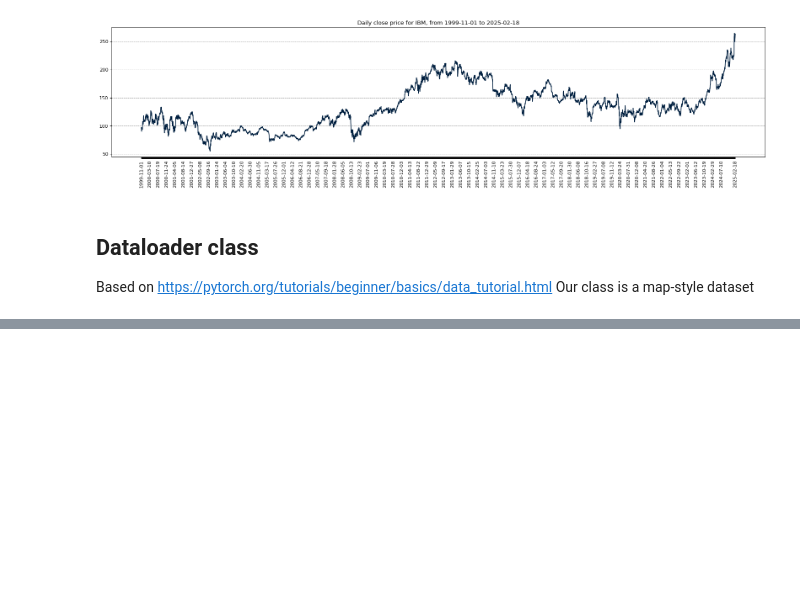
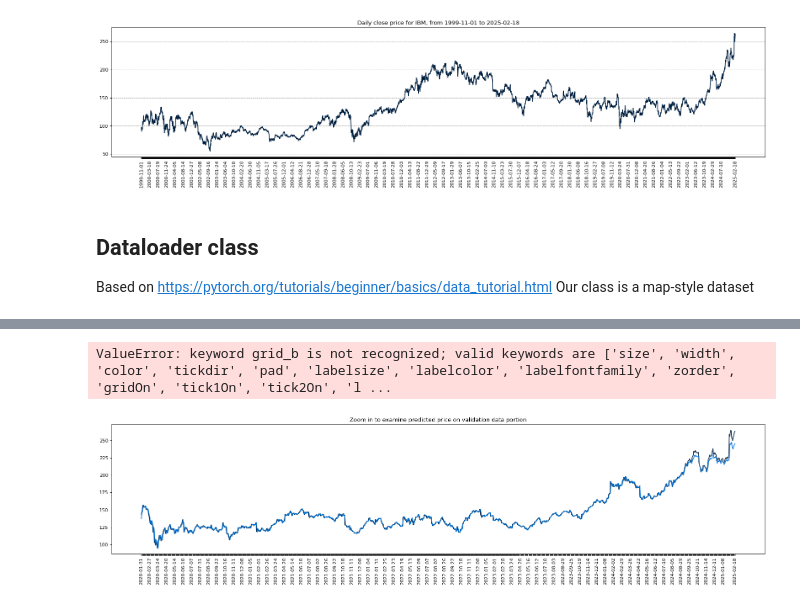
Before and after one commit to Daiyan-Zubaier/Stock-Price-Predictor, a Jupyter notebook: Stock_Predictor_Daiyan_&_Rajit.ipynb, the cells around one changed output, grey strips where cells are left out. Cells and saved outputs as stored; diff of their text form; code cells hidden in the pictures; blank space fills up the shorter version.

```diff
--- a/Stock_Predictor_Daiyan_&_Rajit.ipynb
+++ b/Stock_Predictor_Daiyan_&_Rajit.ipynb
@@ -244,0 +393,23 @@ Validation data shape (1269, 20, 1) (1269,)
+# %%
+# prepare data for plotting the zoomed in view of the predicted prices (on validation set) vs. actual prices
+
+to_plot_data_y_val_subset = scaler.inverse_transform(data_y_val)
+to_plot_predicted_val = scaler.inverse_transform(predicted_val)
+to_plot_data_date = data_date[split_index+config["data"]["window_size"]:]
+
+# plots
+
+fig = figure(figsize=(25, 5), dpi=80)
+fig.patch.set_facecolor((1.0, 1.0, 1.0))
+plt.plot(to_plot_data_date, to_plot_data_y_val_subset, label="Actual prices", color=config["plots"]["color_actual"])
+plt.plot(to_plot_data_date, to_plot_predicted_val, label="Predicted prices (validation)", color=config["plots"]["color_pred_val"])
+plt.title("Zoom in to examine predicted price on validation data portion")
+xticks = [to_plot_data_date[i] if ((i%int(config["plots"]["xticks_interval"]/5)==0 and (len(to_plot_data_date)-i) > config["plots"]["xticks_interval"]/6) or i==len(to_plot_data_date)-1) else None for i in range(len(to_plot_data_date))] # make x ticks nice
+xs = np.arange(0,len(xticks))
+plt.xticks(xs, xticks, rotation='vertical')
+plt.grid(b=None, which='major', axis='y', linestyle='--')
+plt.legend()
+plt.show()
+# %% [output]
+ValueError: keyword grid_b is not recognized; valid keywords are ['size', 'width', 'color', 'tickdir', 'pad', 'labelsize', 'labelcolor', 'labelfontfamily', 'zorder', 'gridOn', 'tick1On', 'tick2On', 'l ...
+[figure, added]
```
Also changed, not shown: parts of 4 cells of this notebook.
